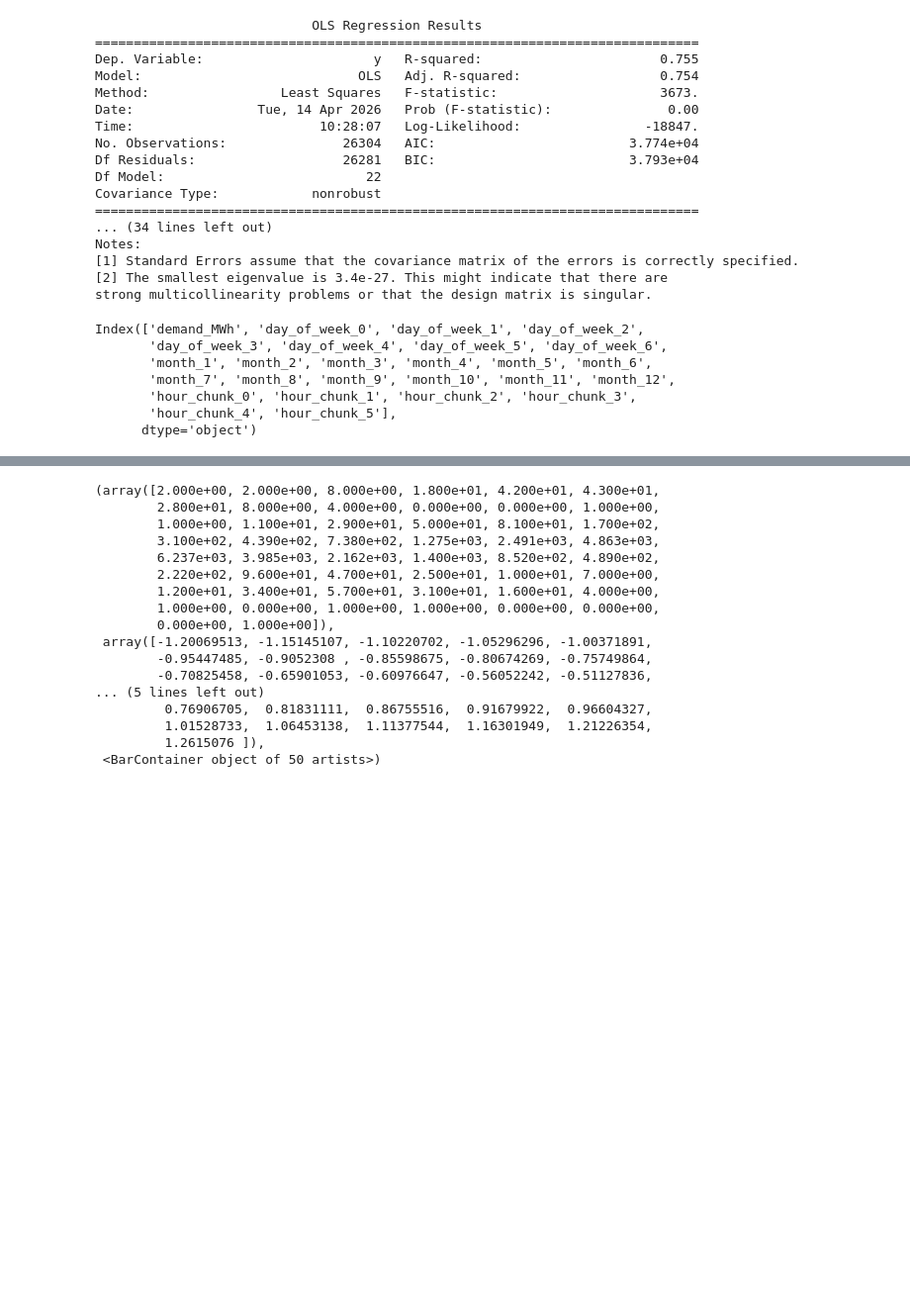
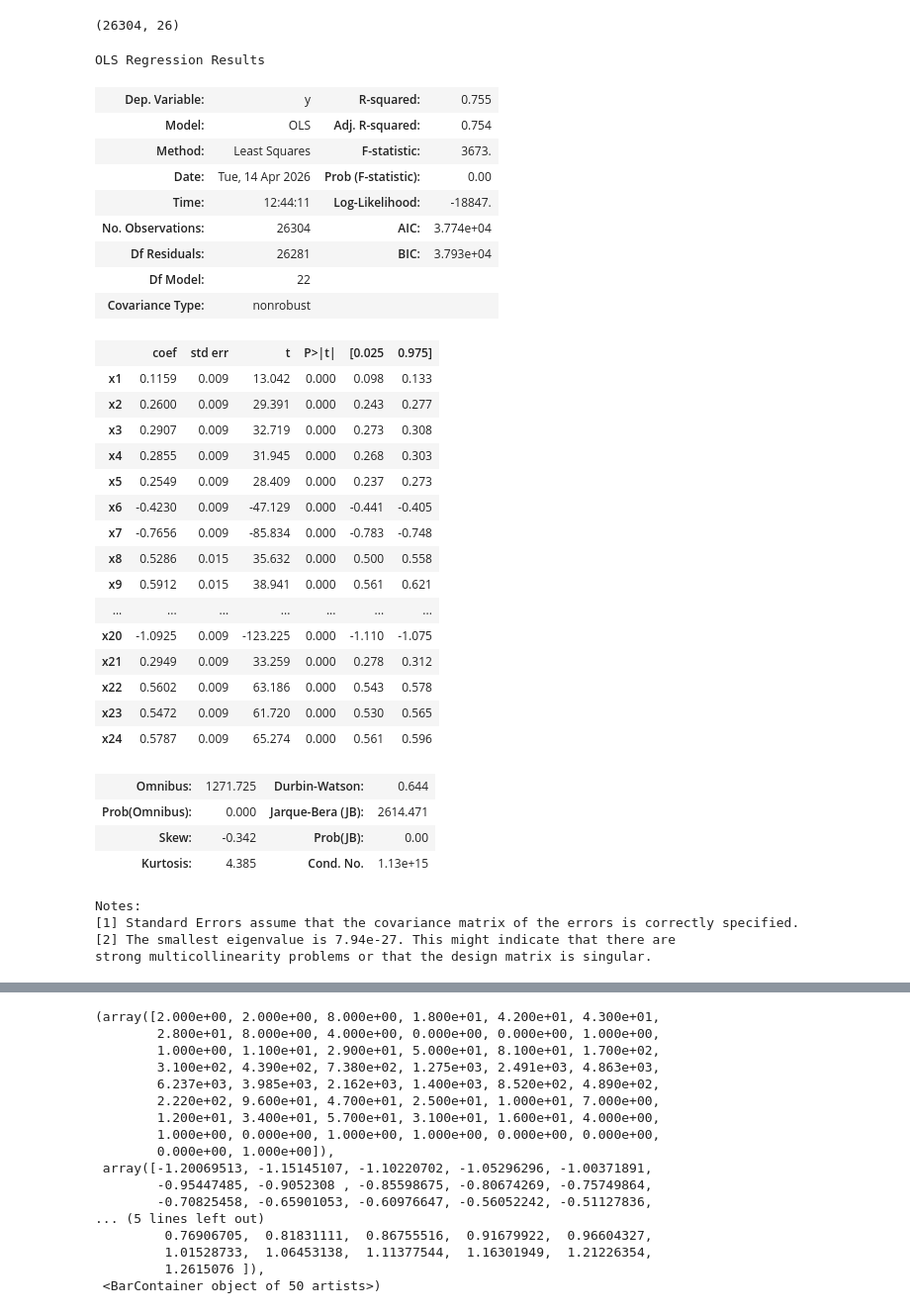
Before and after one commit to 000rla/demand-MFC-jamboree-2026, a Jupyter notebook: explore.ipynb, the cells around one changed output, grey strips where cells are left out. Shown at 99% size. Saved outputs shown, nothing was run; the diff lists cells and outputs as text; code cells hidden in the pictures; blank space fills up the shorter version.

```diff
--- a/explore.ipynb
+++ b/explore.ipynb
@@ -56,4 +55,8 @@ X = df.to_numpy()[:, 1:].astype(float)
 y = df .to_numpy()[:, 0].astype(float)
+# %%
+X.shape
+# %% [output]
+(26304, 26)
 # %%
 def diff(x, lags):
     return x[lags:] - x[:-lags]
@@ -62,32 +65,40 @@ import statsmodels.api as sm
 # %%
 model = sm.OLS(y, X)
 res = model.fit()
-print(res.summary())
-# %% [output]
-                            OLS Regression Results
-==============================================================================
-Dep. Variable:                      y   R-squared:                       0.755
-Model:                            OLS   Adj. R-squared:                  0.754
-Method:                 Least Squares   F-statistic:                     3673.
-Date:                Tue, 14 Apr 2026   Prob (F-statistic):               0.00
-Time:                        10:28:07   Log-Likelihood:                -18847.
-No. Observations:               26304   AIC:                         3.774e+04
-Df Residuals:                   26281   BIC:                         3.793e+04
-Df Model:                          22
-Covariance Type:            nonrobust
-==============================================================================
-... (34 lines left out)
-Notes:
-[1] Standard Errors assume that the covariance matrix of the errors is correctly specified.
-[2] The smallest eigenvalue is 3.4e-27. This might indicate that there are
-strong multicollinearity problems or that the design matrix is singular.
 # %%
-df.columns
+res.summary()
 # %% [output]
-Index(['demand_MWh', 'day_of_week_0', 'day_of_week_1', 'day_of_week_2',
-       'day_of_week_3', 'day_of_week_4', 'day_of_week_5', 'day_of_week_6',
-       'month_1', 'month_2', 'month_3', 'month_4', 'month_5', 'month_6',
-       'month_7', 'month_8', 'month_9', 'month_10', 'month_11', 'month_12',
-       'hour_chunk_0', 'hour_chunk_1', 'hour_chunk_2', 'hour_chunk_3',
-       'hour_chunk_4', 'hour_chunk_5'],
-      dtype='object')
+OLS Regression Results
+| Dep. Variable: | y | R-squared: | 0.755 |
+| Model: | OLS | Adj. R-squared: | 0.754 |
+| Method: | Least Squares | F-statistic: | 3673. |
+| Date: | Tue, 14 Apr 2026 | Prob (F-statistic): | 0.00 |
+| Time: | 12:44:11 | Log-Likelihood: | -18847. |
+| No. Observations: | 26304 | AIC: | 3.774e+04 |
+| Df Residuals: | 26281 | BIC: | 3.793e+04 |
+| Df Model: | 22 |  |  |
+| Covariance Type: | nonrobust |  |  |
+|  | coef | std err | t | P>|t| | [0.025 | 0.975] |
+| x1 | 0.1159 | 0.009 | 13.042 | 0.000 | 0.098 | 0.133 |
+| x2 | 0.2600 | 0.009 | 29.391 | 0.000 | 0.243 | 0.277 |
+| x3 | 0.2907 | 0.009 | 32.719 | 0.000 | 0.273 | 0.308 |
+| x4 | 0.2855 | 0.009 | 31.945 | 0.000 | 0.268 | 0.303 |
+| x5 | 0.2549 | 0.009 | 28.409 | 0.000 | 0.237 | 0.273 |
+| x6 | -0.4230 | 0.009 | -47.129 | 0.000 | -0.441 | -0.405 |
+| x7 | -0.7656 | 0.009 | -85.834 | 0.000 | -0.783 | -0.748 |
+| x8 | 0.5286 | 0.015 | 35.632 | 0.000 | 0.500 | 0.558 |
+| x9 | 0.5912 | 0.015 | 38.941 | 0.000 | 0.561 | 0.621 |
+| ... | ... | ... | ... | ... | ... | ... |
+| x20 | -1.0925 | 0.009 | -123.225 | 0.000 | -1.110 | -1.075 |
+| x21 | 0.2949 | 0.009 | 33.259 | 0.000 | 0.278 | 0.312 |
+| x22 | 0.5602 | 0.009 | 63.186 | 0.000 | 0.543 | 0.578 |
+| x23 | 0.5472 | 0.009 | 61.720 | 0.000 | 0.530 | 0.565 |
+| x24 | 0.5787 | 0.009 | 65.274 | 0.000 | 0.561 | 0.596 |
+| Omnibus: | 1271.725 | Durbin-Watson: | 0.644 |
+| Prob(Omnibus): | 0.000 | Jarque-Bera (JB): | 2614.471 |
+| Skew: | -0.342 | Prob(JB): | 0.00 |
+| Kurtosis: | 4.385 | Cond. No. | 1.13e+15 |
+Notes:
+[1] Standard Errors assume that the covariance matrix of the errors is correctly specified.
+[2] The smallest eigenvalue is 7.94e-27. This might indicate that there are
+strong multicollinearity problems or that the design matrix is singular.
```
Also changed, not shown: parts of 10 cells of this notebook.
